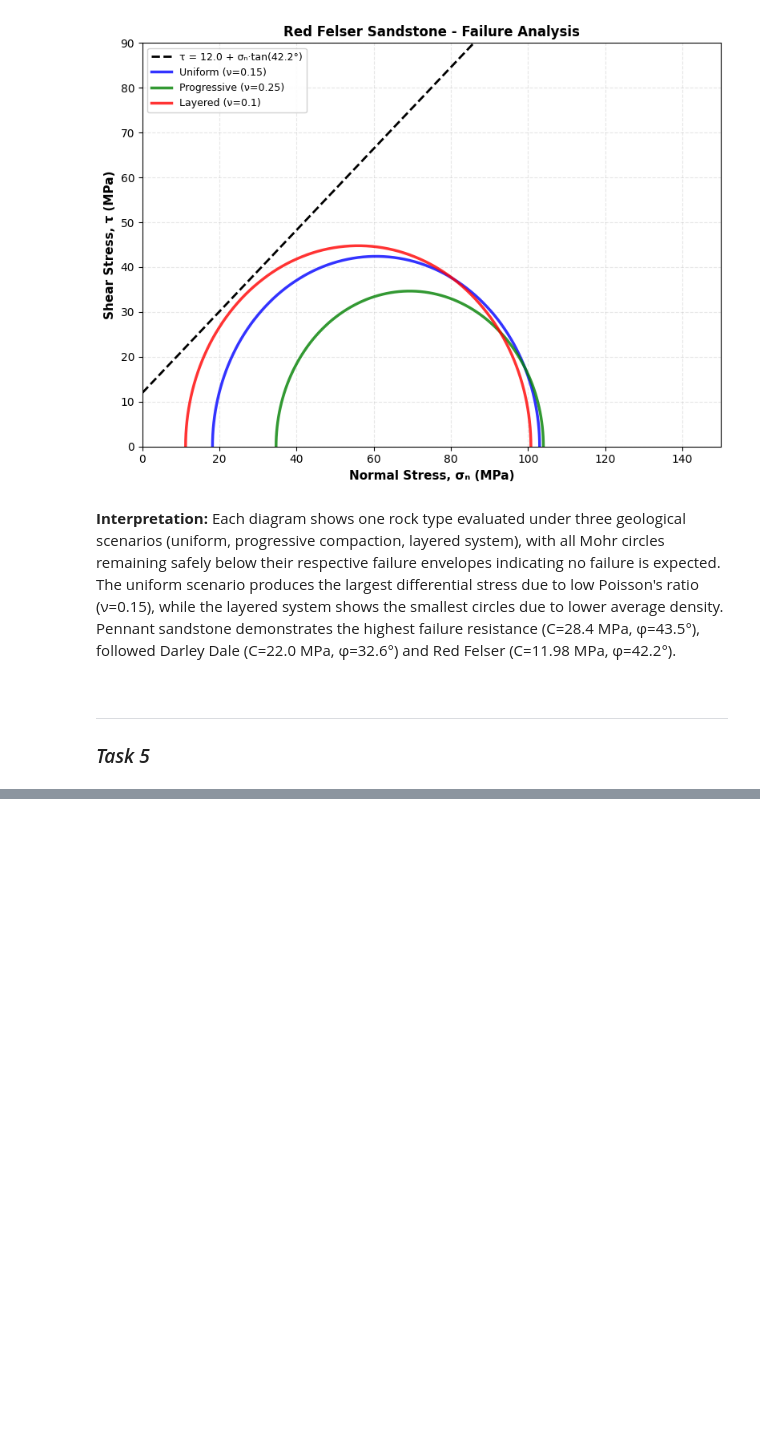
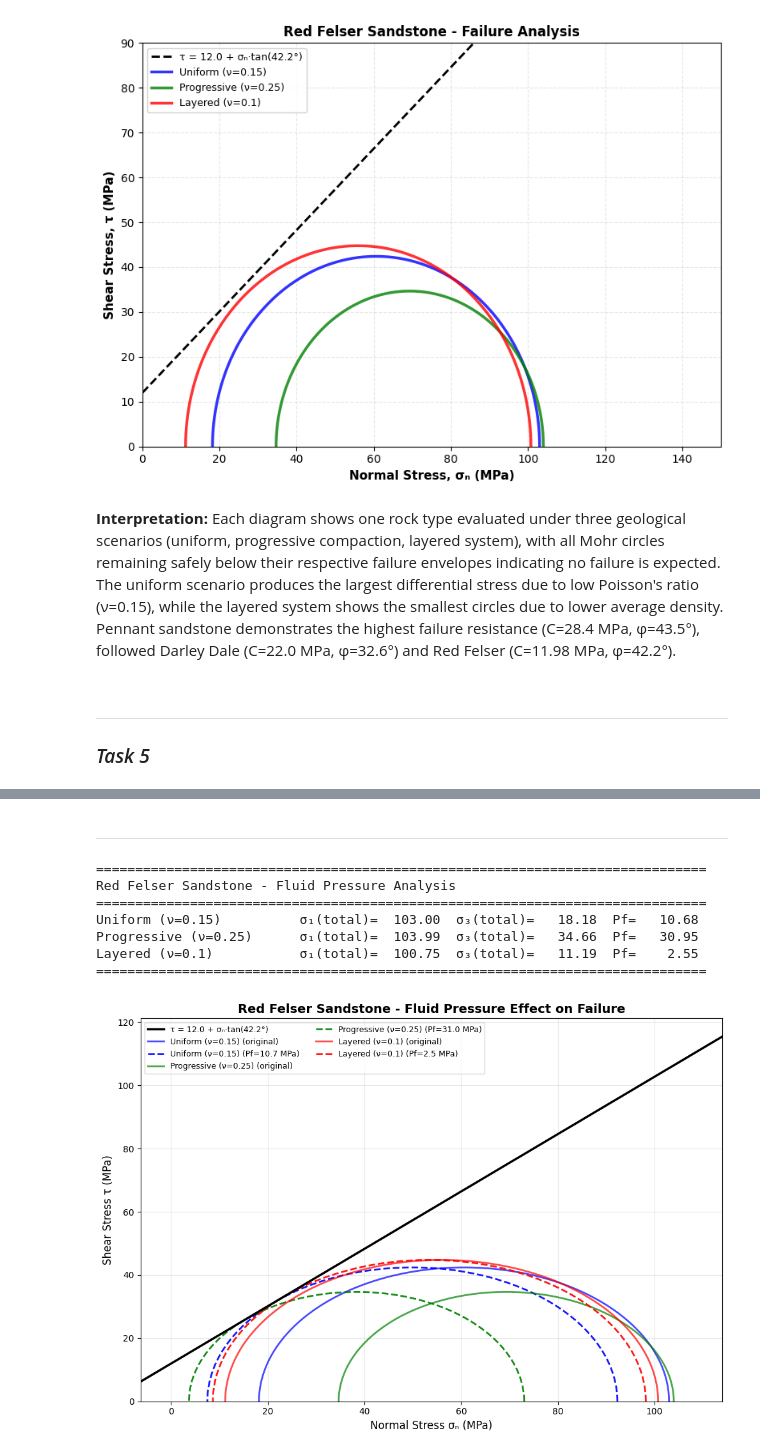
Before and after one commit to nandanajihha/Geomechanics-Q3, a Jupyter notebook: Report exercise Geomechanics and Structural Geology.ipynb, the cells around one changed output, grey strips where cells are left out. Drawn from its saved outputs; the diff is of its cells as text; code cells hidden in the pictures; blank space fills up the shorter version.

```diff
--- a/Report exercise Geomechanics and Structural Geology.ipynb
+++ b/Report exercise Geomechanics and Structural Geology.ipynb
@@ -984,0 +1135,14 @@ Where $N_\varphi = \frac{1 + \sin\varphi}{1 - \sin\varphi} = \tan^2\left(45° +
+# %% [markdown]
+---
+# %%
+# Red Felser Sandstone
+plot_fluid_pressure_analysis('Red Felser')
+# %% [output]
+==============================================================================
+Red Felser Sandstone - Fluid Pressure Analysis
+==============================================================================
+Uniform (ν=0.15)          σ₁(total)=  103.00  σ₃(total)=   18.18  Pf=   10.68
+Progressive (ν=0.25)      σ₁(total)=  103.99  σ₃(total)=   34.66  Pf=   30.95
+Layered (ν=0.1)           σ₁(total)=  100.75  σ₃(total)=   11.19  Pf=    2.55
+==============================================================================
+[figure, added]
```
Also changed, not shown: parts of 5 cells of this notebook, 1 other file.
